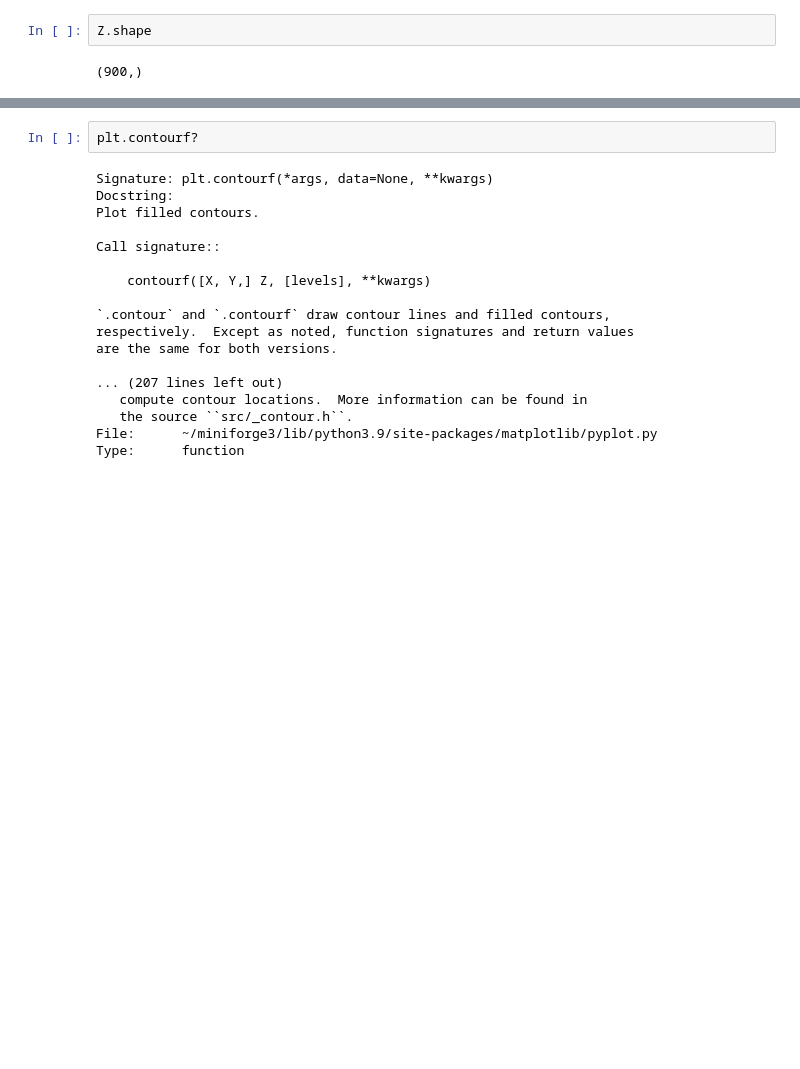
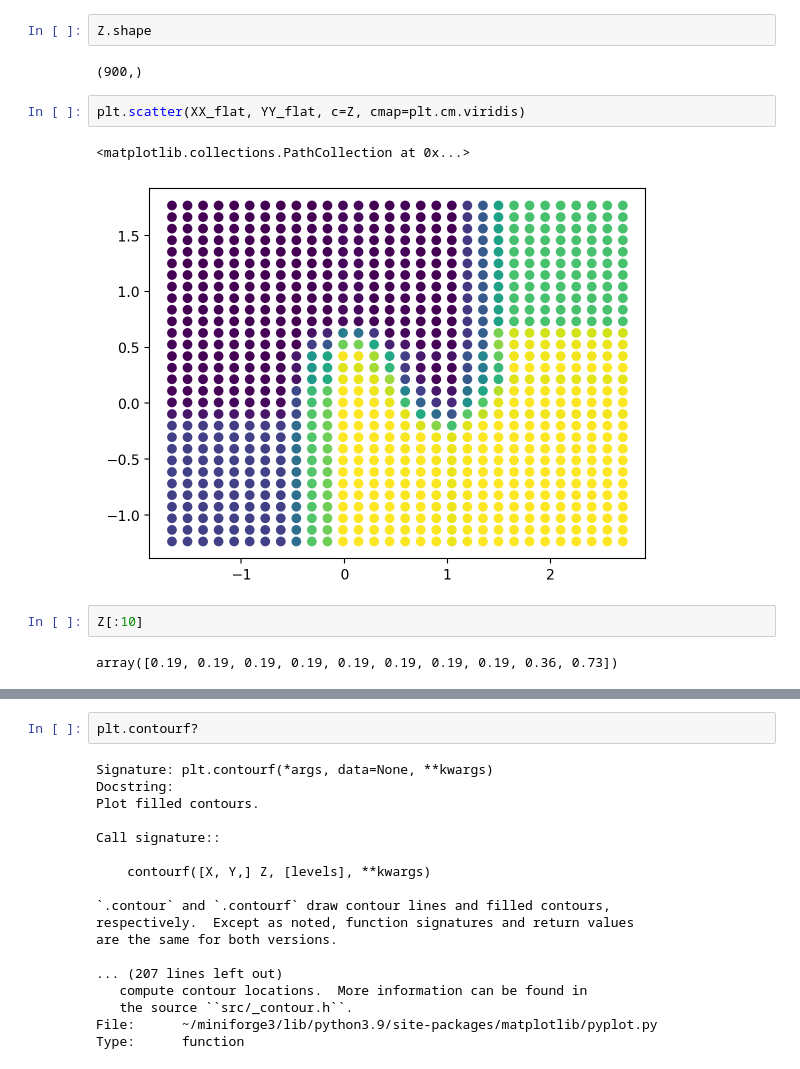
Before and after one commit to nipunbatra/ml-teaching, a Jupyter notebook: notebooks/meshgrid-contour-explanation.ipynb, the cells around one changed output, grey strips where cells are left out. Saved outputs shown, nothing was run; the diff lists cells and outputs as text; blank space fills up the shorter version.

```diff
--- a/notebooks/meshgrid-contour-explanation.ipynb
+++ b/notebooks/meshgrid-contour-explanation.ipynb
@@ -245,3 +233,12 @@ Z = rf.predict_proba(X_feature)[:, 1]
 Z.shape
 # %% [output]
 (900,)
+# %%
+plt.scatter(XX_flat, YY_flat, c=Z, cmap=plt.cm.viridis)
+# %% [output]
+<matplotlib.collections.PathCollection at 0x...>
+[figure, added]
+# %%
+Z[:10]
+# %% [output]
+array([0.19, 0.19, 0.19, 0.19, 0.19, 0.19, 0.19, 0.19, 0.36, 0.73])
```
Also changed, not shown: parts of 11 cells of this notebook.
